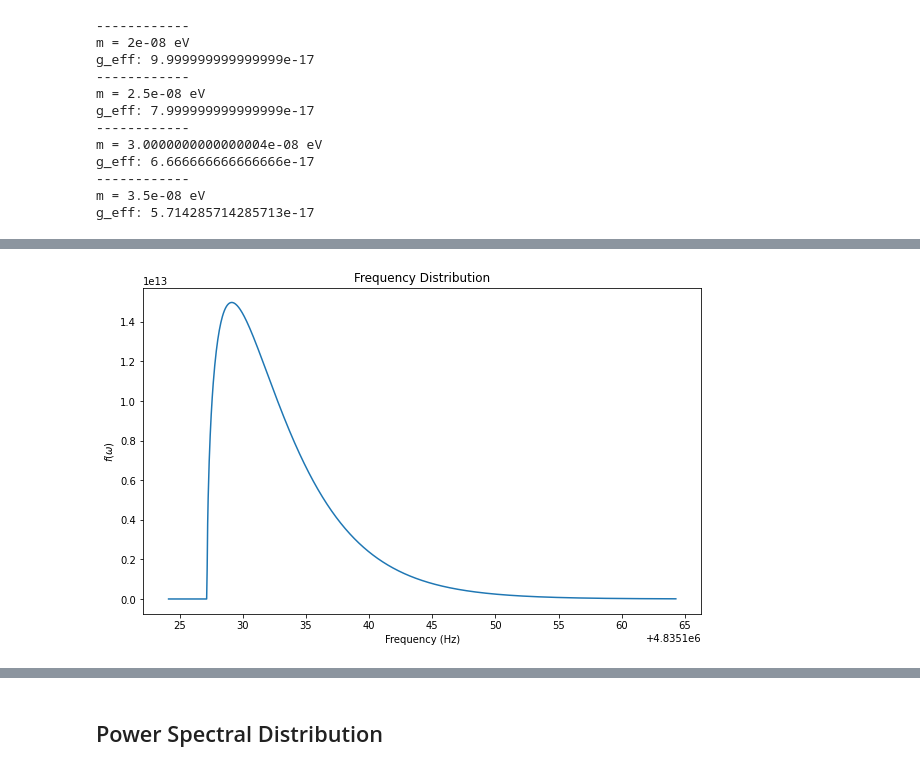
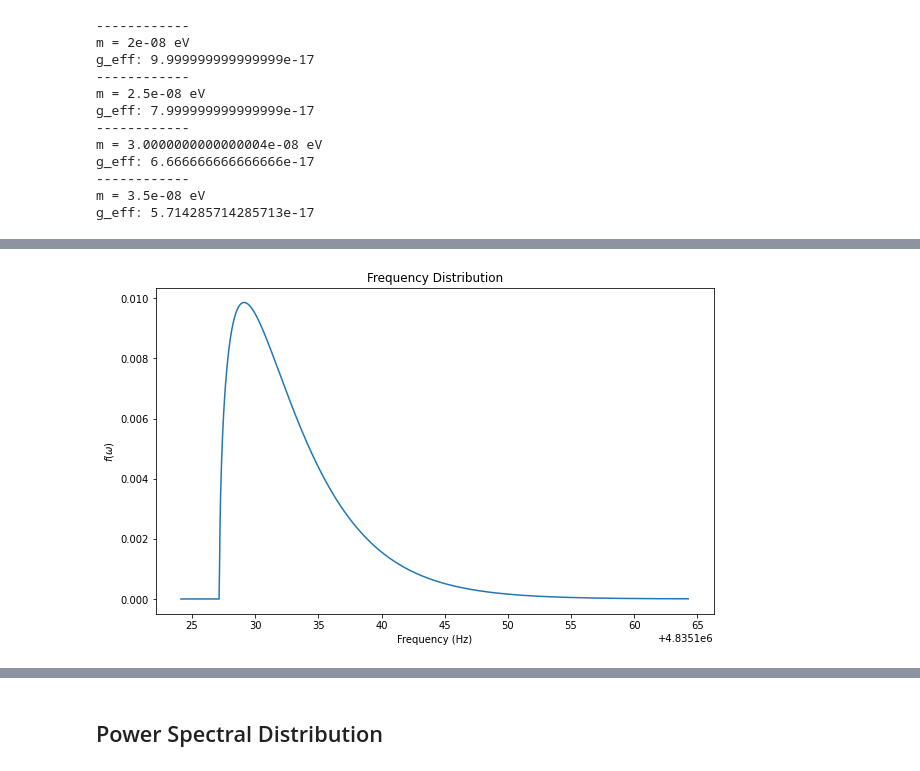
Before and after one commit to PhilJ0ly/albatros_axion_detection, a Jupyter notebook: Jupyter/axion_signal.ipynb, the cells around one changed output, grey strips where cells are left out. Cells and saved outputs as stored; diff of their text form; code cells hidden in the pictures.

```diff
--- a/Jupyter/axion_signal.ipynb
+++ b/Jupyter/axion_signal.ipynb
@@ -153,44 +154,45 @@ m = 3.5e-08 eV
 DP rho_EM: 1.1999867971883856e-25 eV^4
 ALP rho_EM: 1.714266853126265e-29 eV^4
 # %%
-def pdf(w, m):
+def pdf(f, m):
     """
     Calculate the frequency distribution of the signal.
 
     Parameters:
-    w (float): angular frequency in eV
+    f (float): frequency in Hz
     m (float): mass of the DM in eV
 
     Returns:
-    float: frequency distribution
+    float: frequency distribution 1/Hz
     """
+    w = f*2*np.pi/eV_to_Hz # eV
     w = np.abs(w)
     w_array = np.asarray(w)
 
     result = np.zeros_like(w_array, dtype=float)
 
     mask = (w_array >= m)
-    scale_factor = m * v2/c**2 / 3
+    scale_factor = m * v2/c**2/ 3
     if np.any(mask):
         x = w_array[mask] - m
-        result[mask] = np.sqrt(x/np.pi/(scale_factor)**3) * np.exp(-x/scale_factor)
+        result[mask] = np.sqrt(x/np.pi/(scale_factor)**3) * np.exp(-x/scale_factor) # (1/eV)
+        result /= eV_to_Hz # (1/Hz)
 
     if np.isscalar(w):
         return float(result)
     else:
         return result
 
 m0 = 2e-8
 f_peak, fwhm = peak_freq(m0)
 f = np.linspace(f_peak-5, f_peak+3*fwhm, 1000)
-w = f*2*np.pi/eV_to_Hz # eV
-fw = pdf(w,m0)
+f_dis = pdf(f,m0)
 
 plt.figure(figsize=(10,6))
-plt.plot(f, fw)
+plt.plot(f, f_dis)
 plt.xlabel("Frequency (Hz)")
 plt.ylabel(r"$f(\omega)$")
 plt.title("Frequency Distribution")
 plt.show()
 # %% [output]
-[figure, old version]
+[figure, new version]
```
Also changed, not shown: parts of 4 cells of this notebook, 1 other file.
